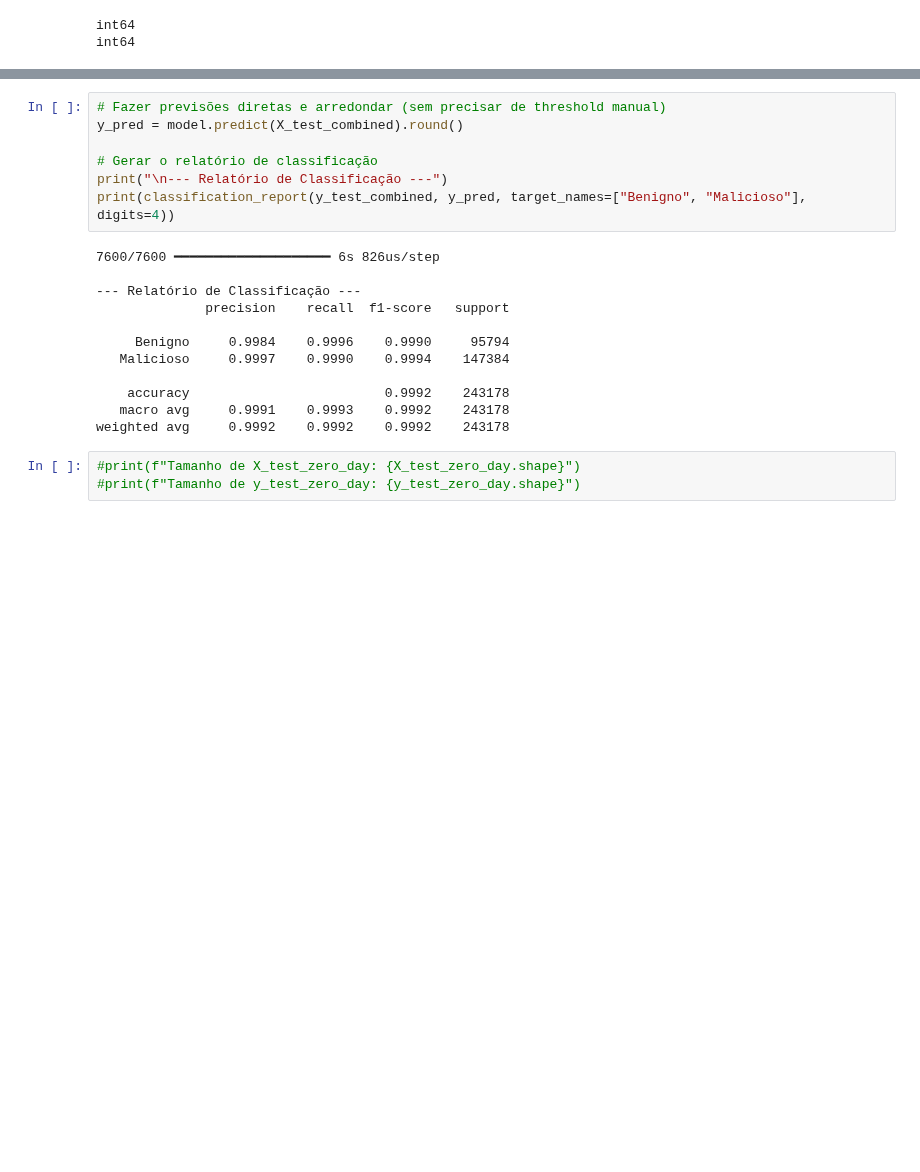
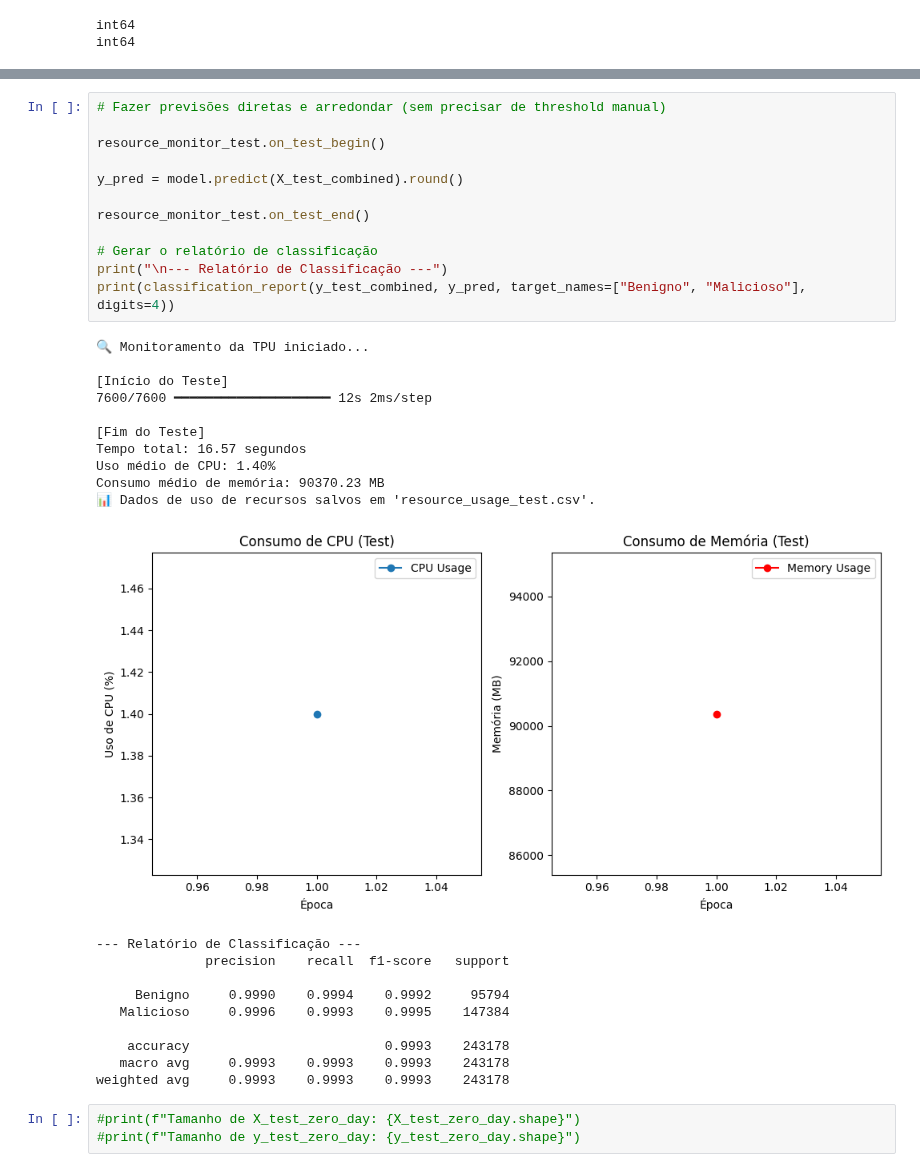
Before and after one commit to gabrieladamasceno/Attacks_5G, a Jupyter notebook: MLP_Binário_Zero_Day_UDPScan.ipynb, the cells around one changed output, grey strips where cells are left out. Drawn from its saved outputs; the diff is of its cells as text; blank space fills up the shorter version.

```diff
--- a/MLP_Binário_Zero_Day_UDPScan.ipynb
+++ b/MLP_Binário_Zero_Day_UDPScan.ipynb
@@ -376,22 +455,36 @@ Consumo médio de memória: 3288.14 MB
 # %%
 # Fazer previsões diretas e arredondar (sem precisar de threshold manual)
+
+resource_monitor_test.on_test_begin()
+
 y_pred = model.predict(X_test_combined).round()
+
+resource_monitor_test.on_test_end()
 
 # Gerar o relatório de classificação
 print("\n--- Relatório de Classificação ---")
 print(classification_report(y_test_combined, y_pred, target_names=["Benigno", "Malicioso"], digits=4))
 # %% [output]
-7600/7600 ━━━━━━━━━━━━━━━━━━━━ 6s 826us/step
+🔍 Monitoramento da TPU iniciado...
 
---- Relatório de Classificação ---
-              precision    recall  f1-score   support
+[Início do Teste]
+7600/7600 ━━━━━━━━━━━━━━━━━━━━ 12s 2ms/step
 
-     Benigno     0.9984    0.9996    0.9990     95794
-   Malicioso     0.9997    0.9990    0.9994    147384
-
-    accuracy                         0.9992    243178
-   macro avg     0.9991    0.9993    0.9992    243178
-weighted avg     0.9992    0.9992    0.9992    243178
+[Fim do Teste]
+Tempo total: 16.57 segundos
+Uso médio de CPU: 1.40%
+Consumo médio de memória: 90370.23 MB
+📊 Dados de uso de recursos salvos em 'resource_usage_test.csv'.
+[figure, added]
+--- Relatório de Classificação ---
+              precision    recall  f1-score   support
+
+     Benigno     0.9990    0.9994    0.9992     95794
+   Malicioso     0.9996    0.9993    0.9995    147384
+
+    accuracy                         0.9993    243178
+   macro avg     0.9993    0.9993    0.9993    243178
+weighted avg     0.9993    0.9993    0.9993    243178
 # %%
 #print(f"Tamanho de X_test_zero_day: {X_test_zero_day.shape}")
 #print(f"Tamanho de y_test_zero_day: {y_test_zero_day.shape}")
```
Also changed, not shown: parts of 9 cells of this notebook.
